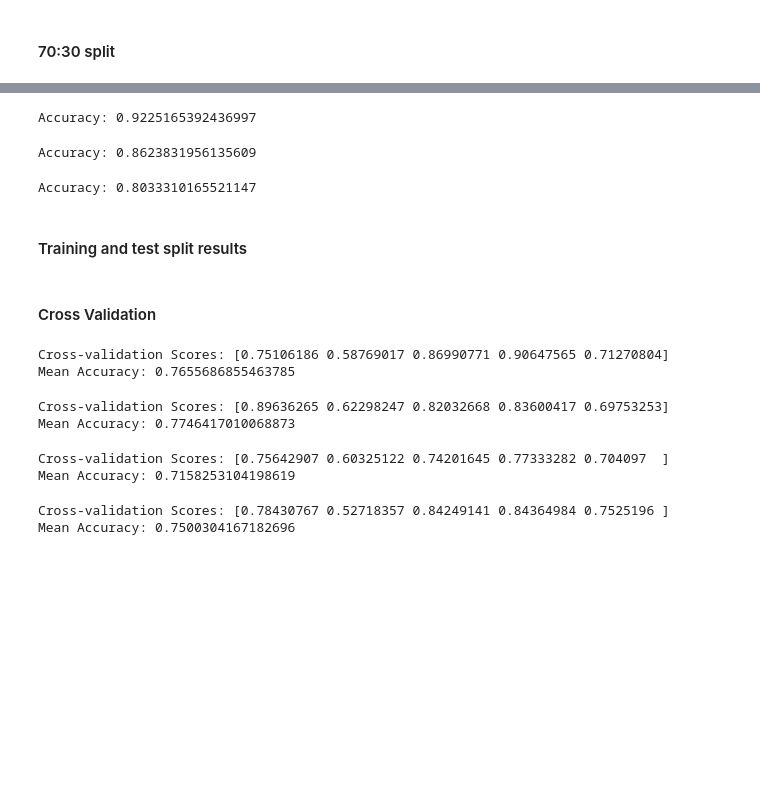
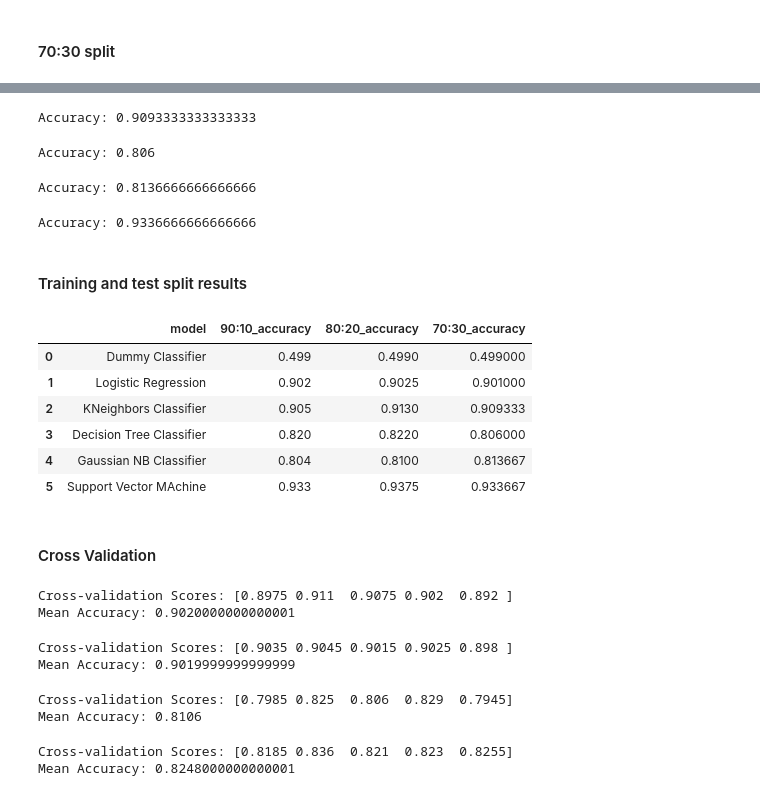
Before and after one commit to Lughaidh-w/Airline-Customer-Satisfaction, a Jupyter notebook: CA1.ipynb, the cells around one changed output, grey strips where cells are left out. Drawn from its saved outputs; the diff is of its cells as text; code cells hidden in the pictures; blank space fills up the shorter version.

Commit message:
train test split results

```diff
--- a/CA1.ipynb
+++ b/CA1.ipynb
@@ -902,8 +977,10 @@ predictions = model.predict(X_test_pca_30)
 
 accuracy = accuracy_score(y_test_30, predictions)
 print("Accuracy:", accuracy)
+
+results_df.loc[2, '70:30_accuracy'] = accuracy
 # %% [output]
-Accuracy: 0.9225165392436997
+Accuracy: 0.9093333333333333
 # %%
 model = DecisionTreeClassifier()
 
@@ -912,8 +989,10 @@ predictions = model.predict(X_test_pca_30)
 
 accuracy = accuracy_score(y_test_30, predictions)
 print("Accuracy:", accuracy)
+
+results_df.loc[3, '70:30_accuracy'] = accuracy
 # %% [output]
-Accuracy: 0.8623831956135609
+Accuracy: 0.806
 # %%
 model = GaussianNB()
 
@@ -922,10 +1001,34 @@ predictions = model.predict(X_test_pca_30)
 
 accuracy = accuracy_score(y_test_30, predictions)
 print("Accuracy:", accuracy)
+
+results_df.loc[4, '70:30_accuracy'] = accuracy
 # %% [output]
-Accuracy: 0.8033310165521147
+Accuracy: 0.8136666666666666
+# %%
+model = SVC()
+
+model.fit(X_train_pca_30, y_train_30)
+predictions = model.predict(X_test_pca_30)
+
+accuracy = accuracy_score(y_test_30, predictions)
+print("Accuracy:", accuracy)
+
+results_df.loc[5, '70:30_accuracy'] = accuracy
+# %% [output]
+Accuracy: 0.9336666666666666
 # %% [markdown]
 #### Training and test split results
+# %%
+results_df
+# %% [output]
+|  | model | 90:10_accuracy | 80:20_accuracy | 70:30_accuracy |
+| 0 | Dummy Classifier | 0.499 | 0.4990 | 0.499000 |
+| 1 | Logistic Regression | 0.902 | 0.9025 | 0.901000 |
+| 2 | KNeighbors Classifier | 0.905 | 0.9130 | 0.909333 |
+| 3 | Decision Tree Classifier | 0.820 | 0.8220 | 0.806000 |
+| 4 | Gaussian NB Classifier | 0.804 | 0.8100 | 0.813667 |
+| 5 | Support Vector MAchine | 0.933 | 0.9375 | 0.933667 |
 # %% [markdown]
 #### Cross Validation
 # %%
@@ -935,14 +1038,14 @@ pipeline = Pipeline([
 ])
 
 
-cv_scores = cross_val_score(pipeline, X_prepared, y, cv=5, scoring='accuracy')
+cv_scores = cross_val_score(pipeline, X_prepared_sample, y_sample, cv=5, scoring='accuracy')
 
 
 print("Cross-validation Scores:", cv_scores)
 print("Mean Accuracy:", cv_scores.mean())
 # %% [output]
-Cross-validation Scores: [0.75106186 0.58769017 0.86990771 0.90647565 0.71270804]
-Mean Accuracy: 0.7655686855463785
+Cross-validation Scores: [0.8975 0.911  0.9075 0.902  0.892 ]
+Mean Accuracy: 0.9020000000000001
 # %%
 pipeline = Pipeline([
     ('pca', PCA(n_components=0.995)),
@@ -950,14 +1053,14 @@ pipeline = Pipeline([
 ])
 
 
-cv_scores = cross_val_score(pipeline, X_prepared, y, cv=5, scoring='accuracy')
+cv_scores = cross_val_score(pipeline, X_prepared_sample, y_sample, cv=5, scoring='accuracy')
 
 
 print("Cross-validation Scores:", cv_scores)
 print("Mean Accuracy:", cv_scores.mean())
 # %% [output]
-Cross-validation Scores: [0.89636265 0.62298247 0.82032668 0.83600417 0.69753253]
-Mean Accuracy: 0.7746417010068873
+Cross-validation Scores: [0.9035 0.9045 0.9015 0.9025 0.898 ]
+Mean Accuracy: 0.9019999999999999
 # %%
 pipeline = Pipeline([
     ('pca', PCA(n_components=0.995)),
@@ -965,14 +1068,14 @@ pipeline = Pipeline([
 ])
 
 
-cv_scores = cross_val_score(pipeline, X_prepared, y, cv=5, scoring='accuracy')
+cv_scores = cross_val_score(pipeline, X_prepared_sample, y_sample, cv=5, scoring='accuracy')
 
 
 print("Cross-validation Scores:", cv_scores)
 print("Mean Accuracy:", cv_scores.mean())
 # %% [output]
-Cross-validation Scores: [0.75642907 0.60325122 0.74201645 0.77333282 0.704097  ]
-Mean Accuracy: 0.7158253104198619
+Cross-validation Scores: [0.7985 0.825  0.806  0.829  0.7945]
+Mean Accuracy: 0.8106
 # %%
 pipeline = Pipeline([
     ('pca', PCA(n_components=0.995)),
@@ -980,11 +1083,11 @@ pipeline = Pipeline([
 ])
 
 
-cv_scores = cross_val_score(pipeline, X_prepared, y, cv=5, scoring='accuracy')
+cv_scores = cross_val_score(pipeline, X_prepared_sample, y_sample, cv=5, scoring='accuracy')
 
 
 print("Cross-validation Scores:", cv_scores)
 print("Mean Accuracy:", cv_scores.mean())
 # %% [output]
-Cross-validation Scores: [0.78430767 0.52718357 0.84249141 0.84364984 0.7525196 ]
-Mean Accuracy: 0.7500304167182696
+Cross-validation Scores: [0.8185 0.836  0.821  0.823  0.8255]
+Mean Accuracy: 0.8248000000000001
```
Also changed, not shown: parts of 27 cells of this notebook, 1 other file.
